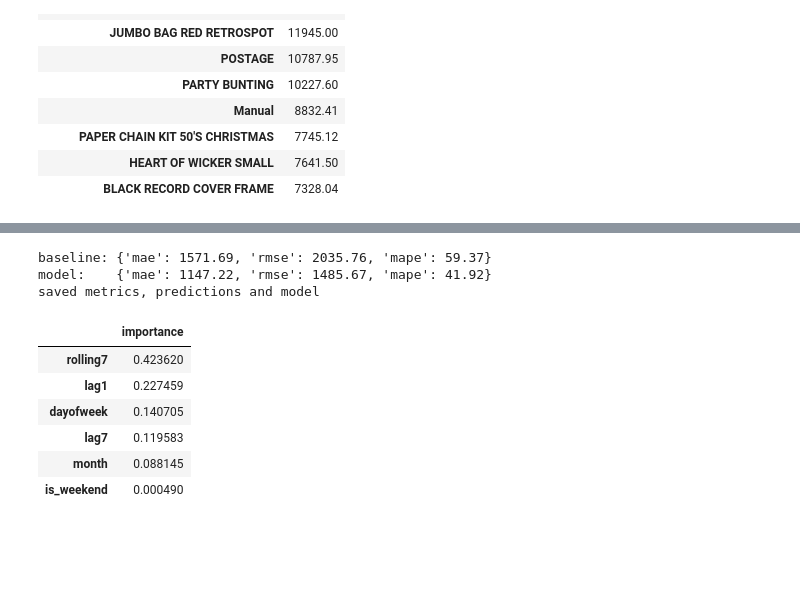
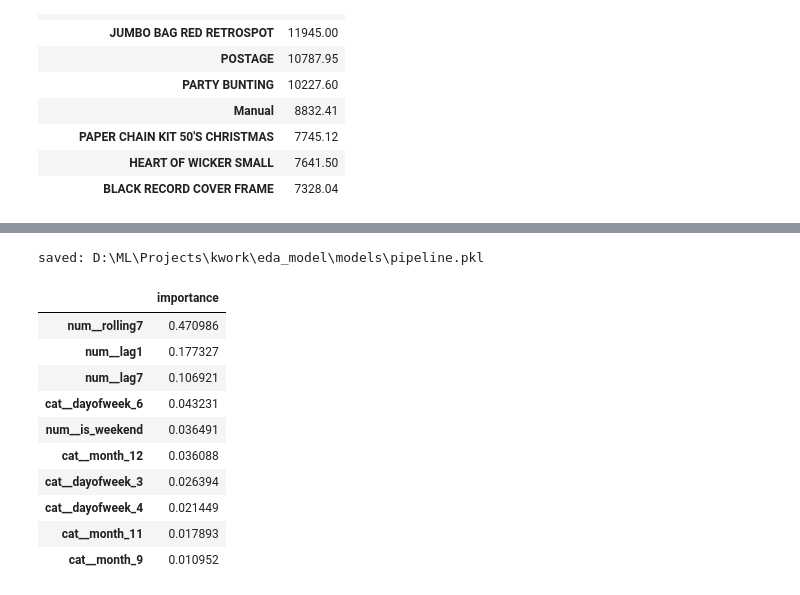
Before and after one commit to gor802018-code/retail-revenue-forecast, a Jupyter notebook: notebooks/01_eda_model.ipynb, the cells around one changed output, grey strips where cells are left out. Cells and saved outputs as stored; diff of their text form; code cells hidden in the pictures; blank space fills up the shorter version.

Commit message:
feat: use Pipeline with ColumnTransformer and add leakage checks

```diff
--- a/notebooks/01_eda_model.ipynb
+++ b/notebooks/01_eda_model.ipynb
@@ -112,9 +115,6 @@ step4 = step3.dropna(subset=["Customer ID"])
 cleaned = step4.drop_duplicates().copy()
 
 cleaned["Revenue"] = cleaned["Quantity"] * cleaned["Price"]
-cleaned["Hour"] = cleaned["InvoiceDate"].dt.hour
-cleaned["DayOfWeek"] = cleaned["InvoiceDate"].dt.dayofweek
-cleaned["Month"] = cleaned["InvoiceDate"].dt.month
 
 print(f"raw:       {raw_rows:>8,}")
 print(f"no cancel: {len(step1):>8,}")
@@ -208,16 +208,16 @@ top_products.to_frame("revenue")
 daily = cleaned.set_index("InvoiceDate")["Revenue"].resample("D").sum().to_frame()
 daily = daily[daily["Revenue"] > 0].copy()
 
-daily["dayofweek"] = daily.index.dayofweek
-daily["month"] = daily.index.month
-daily["is_weekend"] = (daily["dayofweek"] >= 5).astype(int)
+daily["dayofweek"] = daily.index.dayofweek.astype("category")
+daily["month"] = daily.index.month.astype("category")
+daily["is_weekend"] = (daily.index.dayofweek >= 5).astype(int)
 daily["lag1"] = daily["Revenue"].shift(1)
 daily["lag7"] = daily["Revenue"].shift(7)
 daily["rolling7"] = daily["Revenue"].shift(1).rolling(7).mean()
 daily = daily.dropna()
 
 print("days:", len(daily), "period:", daily.index.min().date(), "-", daily.index.max().date())
-daily.tail()
+daily.head()
 # %% [output]
 days: 597 period: 2009-12-08 - 2011-12-09
 |  | Revenue | dayofweek | month | is_weekend | lag1 | lag7 | rolling7 |
@@ -250,0 +320,10 @@ test days: 120
+# %%
+# Препроцессор обучен только на train: средние StandardScaler совпадают со средними train
+scaler = fitted["ohe_scaler"].named_steps["prep"].named_transformers_["num"]
+train_means = X_train[num_features].mean().to_numpy()
+print("scaler.mean_ == train means:", np.allclose(scaler.mean_, train_means))
+print("scaler.mean_ == full means: ", np.allclose(scaler.mean_, X[num_features].mean().to_numpy()))
+
+best_name = min(results, key=lambda k: results[k]["mae"])
+best_model = fitted[best_name]
+print("best by MAE:", best_name, results[best_name])
@@ -251,26 +338,14 @@ test days: 120
 # %%
-def metrics(y_true, y_pred):
-    mae = mean_absolute_error(y_true, y_pred)
-    rmse = mean_squared_error(y_true, y_pred) ** 0.5
-    mape = float(np.mean(np.abs((y_true - y_pred) / y_true)) * 100)
-    return {"mae": round(float(mae), 2), "rmse": round(float(rmse), 2), "mape": round(mape, 2)}
-
-result_baseline = metrics(y_test, baseline_pred)
-result_model = metrics(y_test, pred)
-print("baseline:", result_baseline)
-print("model:   ", result_model)
-
-summary = {"baseline": result_baseline, "model": result_model, "test_days": int(len(y_test))}
+summary = {"variants": results, "best": best_name, "test_days": int(len(y_test))}
 (OUTPUTS / "metrics.json").write_text(json.dumps(summary, ensure_ascii=False, indent=2), encoding="utf-8")
 
+pred = best_model.predict(X_test[features])
 predictions = pd.DataFrame({"date": y_test.index, "actual": y_test.values, "predicted": pred})
 predictions.to_csv(OUTPUTS / "predictions.csv", index=False)
-joblib.dump(model, MODELS / "model.pkl")
-print("saved metrics, predictions and model")
+joblib.dump(best_model, MODELS / "pipeline.pkl")
+print("saved:", MODELS / "pipeline.pkl")
 # %% [output]
-baseline: {'mae': 1571.69, 'rmse': 2035.76, 'mape': 59.37}
-model:    {'mae': 1147.22, 'rmse': 1485.67, 'mape': 41.92}
-saved metrics, predictions and model
+saved: D:\ML\Projects\kwork\eda_model\models\pipeline.pkl
 # %%
 fig, ax = plt.subplots(figsize=(11, 4))
 ax.plot(y_test.index, y_test.values, label="факт", linewidth=1.5)
@@ -283,21 +358,27 @@ fig.tight_layout()
 fig.savefig(FIGURES / "actual_vs_predicted.png", dpi=150)
 plt.show()
 # %%
-importance = pd.Series(model.feature_importances_, index=features).sort_values(ascending=False)
+prep = best_model.named_steps["prep"]
+names = prep.get_feature_names_out()
+importance = pd.Series(best_model.named_steps["model"].feature_importances_, index=names).sort_values(ascending=False)
 
-fig, ax = plt.subplots(figsize=(7, 3.5))
-importance.sort_values().plot.barh(ax=ax, color="#72B7B2")
+fig, ax = plt.subplots(figsize=(7, 4))
+importance.head(10).sort_values().plot.barh(ax=ax, color="#72B7B2")
 ax.set_title("Важность признаков")
 fig.tight_layout()
 fig.savefig(FIGURES / "feature_importance.png", dpi=150)
 plt.show()
 
-importance.to_frame("importance")
+importance.head(10).to_frame("importance")
 # %% [output]
 |  | importance |
-| rolling7 | 0.423620 |
-| lag1 | 0.227459 |
-| dayofweek | 0.140705 |
-| lag7 | 0.119583 |
-| month | 0.088145 |
-| is_weekend | 0.000490 |
+| num__rolling7 | 0.470986 |
+| num__lag1 | 0.177327 |
+| num__lag7 | 0.106921 |
+| cat__dayofweek_6 | 0.043231 |
+| num__is_weekend | 0.036491 |
+| cat__month_12 | 0.036088 |
+| cat__dayofweek_3 | 0.026394 |
+| cat__dayofweek_4 | 0.021449 |
+| cat__month_11 | 0.017893 |
+| cat__month_9 | 0.010952 |
```
Also changed, not shown: parts of 17 cells of this notebook, 8 other files.
